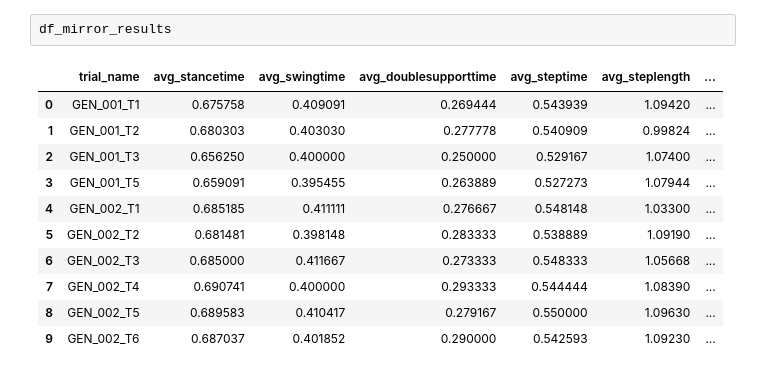
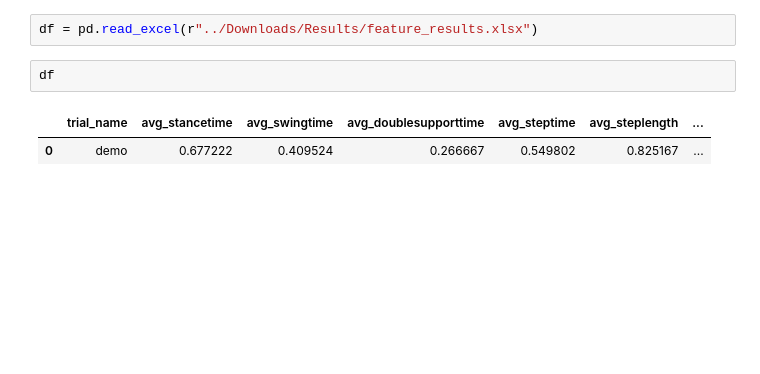
Before and after one commit to mea-lab/GaitValidation, a Jupyter notebook: Scripts/PosePipeline.ipynb, the cells around one changed output. Saved outputs shown, nothing was run; the diff lists cells and outputs as text; blank space fills up the shorter version.

```diff
--- a/Scripts/PosePipeline.ipynb
+++ b/Scripts/PosePipeline.ipynb
@@ -762,14 +739,7 @@ df_video_results
-# %%
-df_mirror_results
-# %% [output]
-|  | trial_name | avg_stancetime | avg_swingtime | avg_doublesupporttime | avg_steptime | avg_steplength | ... |
-| 0 | GEN_001_T1 | 0.675758 | 0.409091 | 0.269444 | 0.543939 | 1.09420 | ... |
-| 1 | GEN_001_T2 | 0.680303 | 0.403030 | 0.277778 | 0.540909 | 0.99824 | ... |
-| 2 | GEN_001_T3 | 0.656250 | 0.400000 | 0.250000 | 0.529167 | 1.07400 | ... |
-| 3 | GEN_001_T5 | 0.659091 | 0.395455 | 0.263889 | 0.527273 | 1.07944 | ... |
-| 4 | GEN_002_T1 | 0.685185 | 0.411111 | 0.276667 | 0.548148 | 1.03300 | ... |
-| 5 | GEN_002_T2 | 0.681481 | 0.398148 | 0.283333 | 0.538889 | 1.09190 | ... |
-| 6 | GEN_002_T3 | 0.685000 | 0.411667 | 0.273333 | 0.548333 | 1.05668 | ... |
-| 7 | GEN_002_T4 | 0.690741 | 0.400000 | 0.293333 | 0.544444 | 1.08390 | ... |
-| 8 | GEN_002_T5 | 0.689583 | 0.410417 | 0.279167 | 0.550000 | 1.09630 | ... |
-| 9 | GEN_002_T6 | 0.687037 | 0.401852 | 0.290000 | 0.542593 | 1.09230 | ... |
+# %%
+df = pd.read_excel(r"../Downloads/Results/feature_results.xlsx")
+# %%
+df
+# %% [output]
+|  | trial_name | avg_stancetime | avg_swingtime | avg_doublesupporttime | avg_steptime | avg_steplength | ... |
+| 0 | demo | 0.677222 | 0.409524 | 0.266667 | 0.549802 | 0.825167 | ... |
```
Also changed, not shown: parts of 5 cells of this notebook.
